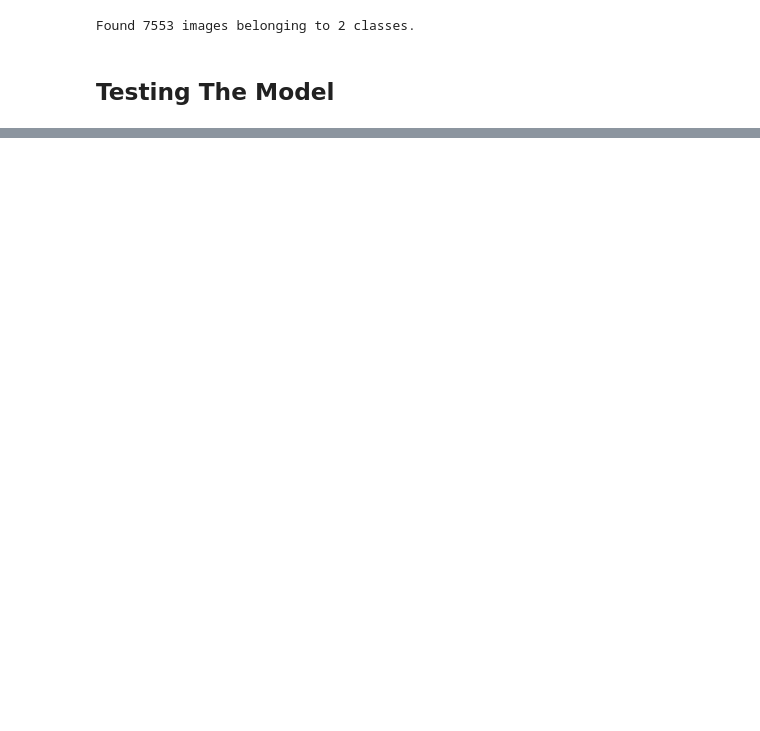
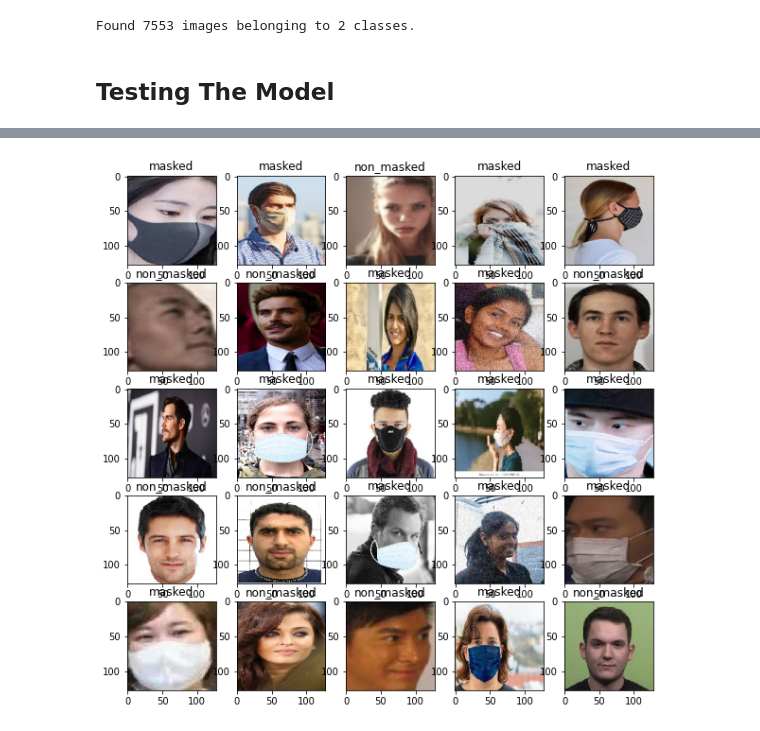
Before and after one commit to AsmaaIbrahiim/Face-Mask-Detection, a Jupyter notebook: For_Testing_DL_Project.ipynb, the cells around one changed output, grey strips where cells are left out. Drawn from its saved outputs; the diff is of its cells as text; code cells hidden in the pictures; blank space fills up the shorter version.

Commit message:
Finished testing VGG16 model

```diff
--- a/For_Testing_DL_Project.ipynb
+++ b/For_Testing_DL_Project.ipynb
@@ -72,5 +60,6 @@ all_data = [y for x in os.walk(TEST_DIR) for y in glob(os.path.join(x[0], '*jpg'
 all_labels = [os.path.basename(os.path.dirname(x)) for x in all_data]
 print(len(all_data))
 all_data[:10]
+classes = ['masked','non_masked']
 # %% [output]
 7553
@@ -128,0 +111,17 @@ vgg16_model.evaluate(test_generator, batch_size=500, steps=7)
+# %%
+plt.figure(figsize=(10,10))
+for i in range(len(indices)):
+    plt.subplot(5, 5, i + 1)
+    image = load_img(images[i],target_size = (HEIGHT,WIDTH)) # Read image from disk
+    #plt.imshow(image)
+    #plt.title(classes[int(np.argmax(vgg16_model.predict(np.expand_dims(image,axis=0))))])
+    #plt.axis('off')
+    plt.imshow(image)
+
+    image = img_to_array(image)
+    image = image.reshape((1, image.shape[0], image.shape[1], image.shape[2]))
+    image = tf.keras.applications.vgg16.preprocess_input(image)
+    plt.title(classes[np.argmax(vgg16_model.predict(image))])
+plt.show()
+# %% [output]
+[figure, added]
```
Also changed, not shown: parts of 6 cells of this notebook.
